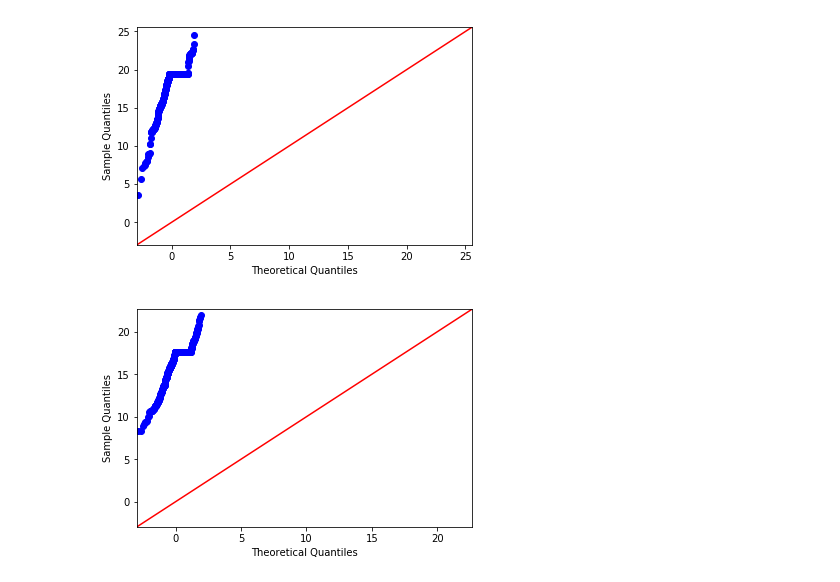
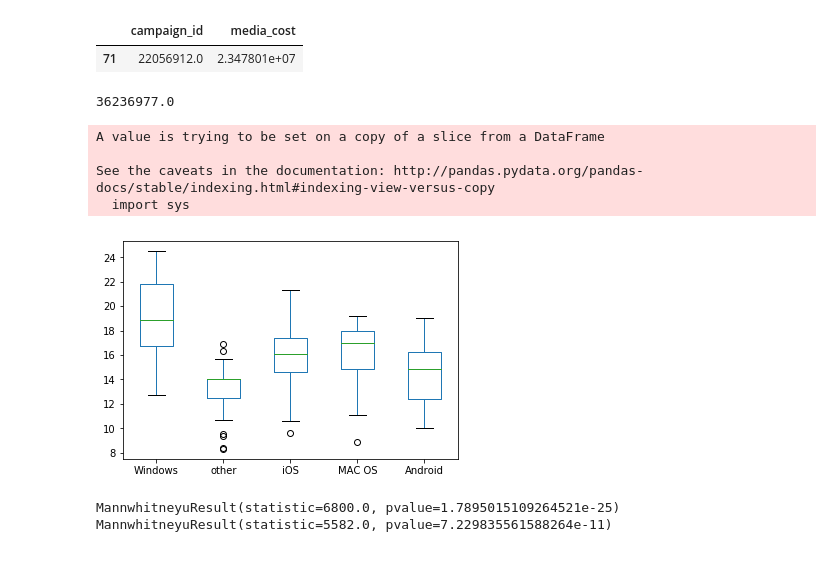
Before and after one commit to JalkapalloX/Data-Challenge-2, a Jupyter notebook: publisher.ipynb, the cells around one changed output. Cells and saved outputs as stored; diff of their text form; code cells hidden in the pictures.

```diff
--- a/publisher.ipynb
+++ b/publisher.ipynb
@@ -102,18 +117,0 @@ RanksumsResult(statistic=-11.811941840095376, pvalue=3.386484424364486e-32)
-# %%
-import numpy as np
-import statsmodels.api as sm
-import pylab
-
-sm.qqplot(rearrange_normal['large'],line='45')
-pylab.show()
-# %% [output]
-[figure, removed]
-# %%
-import numpy as np
-import statsmodels.api as sm
-import pylab
-
-sm.qqplot(rearrange_normal['small'],line='45')
-pylab.show()
-# %% [output]
-[figure, removed]
@@ -124,2 +122,13 @@ pylab.show()
+# %%
+# Question 4
+data[['campaign_id','media_cost']].sort_values(by = "media_cost",ascending = False).head(1)
+
+# campagin id 22056912.0 has highest media cost 2.347801e+07
+# %% [output]
+|  | campaign_id | media_cost |
+| 71 | 22056912.0 | 2.347801e+07 |
 # %%
 # Question 5
+data.unique_user_inview.sum()
+# %% [output]
+36236977.0
@@ -127,0 +135,50 @@ pylab.show()
+# %%
+# Question 6
+from scipy.stats import ttest_ind,ranksums,mannwhitneyu
+import matplotlib.pyplot as plt
+q6_df = data[['operating_system','media_cost']]
+
+# remove NAs
+q6_df.dropna(inplace=True)
+
+# create df
+os_list= q6_df.operating_system.unique()
+q6_rearrange = pd.DataFrame(columns=os_list)
+
+for os in os_list:
+    q6_rearrange[os] = q6_df[q6_df['operating_system']==os].reset_index()['media_cost']
+    q6_rearrange[os].replace(to_replace=np.nan,value = q6_rearrange[os].mean(skipna=True),inplace = True)
+
+# apply log transformation
+q6_rearrange_normal = q6_rearrange.applymap(np.log2)
+
+# box plot
+# before log normal
+# q6_rearrange.plot(kind ='box')
+# plt.show()
+
+# after log normal
+q6_rearrange_normal.plot(kind ='box')
+plt.show()
+
+# # remove outlier
+# import statsmodels.api as sm
+# import pylab
+# for os in os_list:
+#     q6_rearrange_normal[os] = remove_outlier(q6_rearrange_normal,os)
+#     sm.qqplot(q6_rearrange_normal[os],line='45')
+#     pylab.show()
+#     q6_rearrange_normal.plot(kind ='box')
+#     plt.show()
+## the outliers are kind play important role that makes difference, so they are mislabed as outliers
+
+print(mannwhitneyu(q6_rearrange_normal['Windows'],q6_rearrange_normal['other'],use_continuity=False,alternative='two-sided'))
+print(mannwhitneyu(q6_rearrange_normal['Windows'],q6_rearrange_normal['iOS'],use_continuity=False,alternative='two-sided'))
+# %% [output]
+A value is trying to be set on a copy of a slice from a DataFrame
+
+See the caveats in the documentation: http://pandas.pydata.org/pandas-docs/stable/indexing.html#indexing-view-versus-copy
+  import sys
+[figure, added]
+MannwhitneyuResult(statistic=6800.0, pvalue=1.7895015109264521e-25)
+MannwhitneyuResult(statistic=5582.0, pvalue=7.229835561588264e-11)
```
Also changed, not shown: parts of 7 cells of this notebook.
